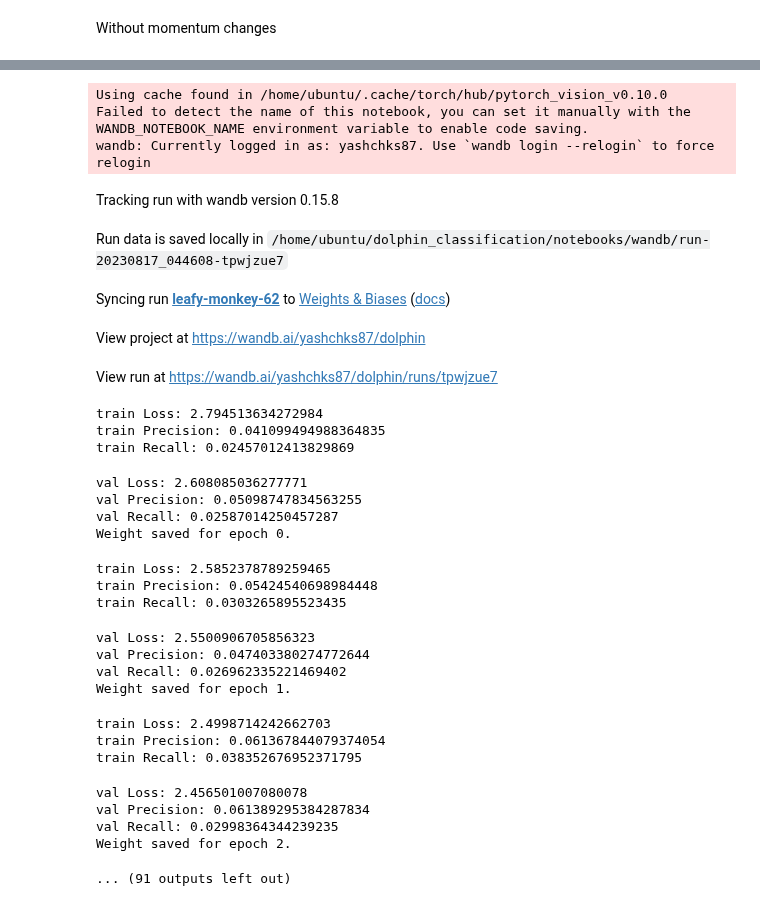
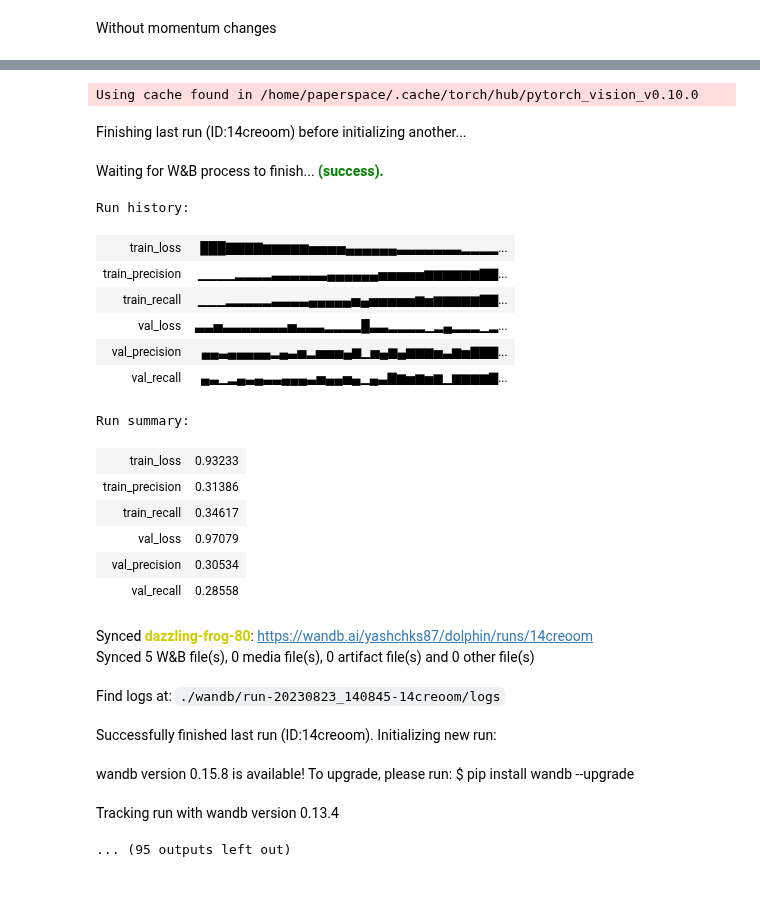
Before and after one commit to yashchks87/dolphin_classification, a Jupyter notebook: notebooks/aug_classification.ipynb, the cells around one changed output, grey strips where cells are left out. Drawn from its saved outputs; the diff is of its cells as text; code cells hidden in the pictures.

Commit message:
Augmentation training is complete.

```diff
--- a/notebooks/aug_classification.ipynb
+++ b/notebooks/aug_classification.ipynb
@@ -36,8 +33,8 @@ if torch.cuda.is_available():
         multiple_gpus = True
     device = torch.device("cuda:0" if torch.cuda.is_available() else "cpu")
 # %%
-csv_file = pd.read_csv('../../ml_research_data/dolphin_dataset/files/train.csv')
-csv_file['updated_paths'] = csv_file['image'].apply(lambda x: '../../ml_research_data/dolphin_dataset/files/train_images/' + x)
+csv_file = pd.read_csv('../../files/train.csv')
+csv_file['updated_paths'] = csv_file['image'].apply(lambda x: '../../files/train_images/' + x)
 # %%
 def split_datasets(csv_file, test_size):
     train, test = train_test_split(csv_file, test_size=test_size, random_state=42)
@@ -287,38 +275,32 @@ Tracking run with wandb version 0.13.4
 # %%
-batch_size = 256
-train_dataset = DolphinDataset(train, encoder)
-val_dataset = DolphinDataset(val, encoder)
-train_dataloader = DataLoader(train_dataset, batch_size = batch_size, shuffle = True, num_workers = 24, prefetch_factor=2)
-val_dataloader = DataLoader(val_dataset, batch_size = batch_size, shuffle = False, num_workers = 24, prefetch_factor=2)
-train_model(train_dataloader, val_dataloader, batch_size=batch_size, weights_path='../../weights/torch_with_momentum_v3/', epochs=250)
+batch_size = 356
+train_dataset = DolphinDatasetTrain(train, encoder, image_size = (512, 512))
+val_dataset = DolphinDataset(val, encoder, image_size = (512, 512))
+train_dataloader = DataLoader(train_dataset, batch_size = batch_size, shuffle = True, num_workers = 22, prefetch_factor=2)
+val_dataloader = DataLoader(val_dataset, batch_size = batch_size, shuffle = False, num_workers = 22, prefetch_factor=2)
+train_model(train_dataloader, val_dataloader, batch_size=batch_size, weights_path='../../weights/torch_with_momentum_aug_v3/', epochs=50, load_weights='../../weights/torch_with_momentum_aug_v2/49.pth')
 # %% [output]
-Using cache found in /home/ubuntu/.cache/torch/hub/pytorch_vision_v0.10.0
-Failed to detect the name of this notebook, you can set it manually with the WANDB_NOTEBOOK_NAME environment variable to enable code saving.
-wandb: Currently logged in as: yashchks87. Use `wandb login --relogin` to force relogin
+Using cache found in /home/paperspace/.cache/torch/hub/pytorch_vision_v0.10.0
-Tracking run with wandb version 0.15.8
+Finishing last run (ID:14creoom) before initializing another...
-Run data is saved locally in /home/ubuntu/dolphin_classification/notebooks/wandb/run-20230817_044608-tpwjzue7
+Waiting for W&B process to finish... (success).
+Run history:
+| train_loss | ███▇▇▇▇▆▆▆▆▆▅▅▅▅▄▄▄▄▄▄▃▃▃▃▃▃▃▂▂▂▂... |
+| train_precision | ▁▁▁▁▂▂▂▂▃▃▃▃▃▃▄▄▄▄▄▄▅▅▅▅▅▆▆▆▆▆▆▇▇... |
+| train_recall | ▁▁▁▂▂▂▂▂▃▃▃▃▄▄▄▄▄▅▄▅▅▅▅▅▆▅▆▆▆▆▆▇▇... |
+| val_loss | ▃▃▅▃▃▃▃▃▃▃▅▃▃▃▂▂▂▂█▃▃▂▂▂▂▁▂▄▂▂▂▁▂... |
+| val_precision | ▄▄▃▄▄▄▄▄▂▄▃▅▂▅▅▅▄▆▁▅▄▆▄▆▆▆▅▃▆▅▇▇▇... |
+| val_recall | ▄▃▁▂▄▃▄▃▃▄▄▄▃▅▄▄▅▄▁▄▃▇▆▅▆▅▆▁▆▆▆▆▇... |
+Run summary:
+| train_loss | 0.93233 |
+| train_precision | 0.31386 |
+| train_recall | 0.34617 |
+| val_loss | 0.97079 |
+| val_precision | 0.30534 |
+| val_recall | 0.28558 |
-Syncing run leafy-monkey-62 to Weights & Biases (docs)
+Synced dazzling-frog-80: https://wandb.ai/yashchks87/dolphin/runs/14creoom
+Synced 5 W&B file(s), 0 media file(s), 0 artifact file(s) and 0 other file(s)
-View project at https://wandb.ai/yashchks87/dolphin
+Find logs at: ./wandb/run-20230823_140845-14creoom/logs
-View run at https://wandb.ai/yashchks87/dolphin/runs/tpwjzue7
+Successfully finished last run (ID:14creoom). Initializing new run:
-train Loss: 2.794513634272984
-train Precision: 0.041099494988364835
-train Recall: 0.02457012413829869
-val Loss: 2.608085036277771
-val Precision: 0.05098747834563255
-val Recall: 0.02587014250457287
-Weight saved for epoch 0.
+wandb version 0.15.8 is available! To upgrade, please run: $ pip install wandb --upgrade
+Tracking run with wandb version 0.13.4
-train Loss: 2.5852378789259465
-train Precision: 0.05424540698984448
-train Recall: 0.0303265895523435
+... (95 outputs left out)
-val Loss: 2.5500906705856323
-val Precision: 0.047403380274772644
-val Recall: 0.026962335221469402
-Weight saved for epoch 1.
-train Loss: 2.4998714242662703
-train Precision: 0.061367844079374054
-train Recall: 0.038352676952371795
-val Loss: 2.456501007080078
-val Precision: 0.061389295384287834
-val Recall: 0.02998364344239235
-Weight saved for epoch 2.
-... (91 outputs left out)
```
Also changed, not shown: parts of 5 cells of this notebook, 46 other files.
